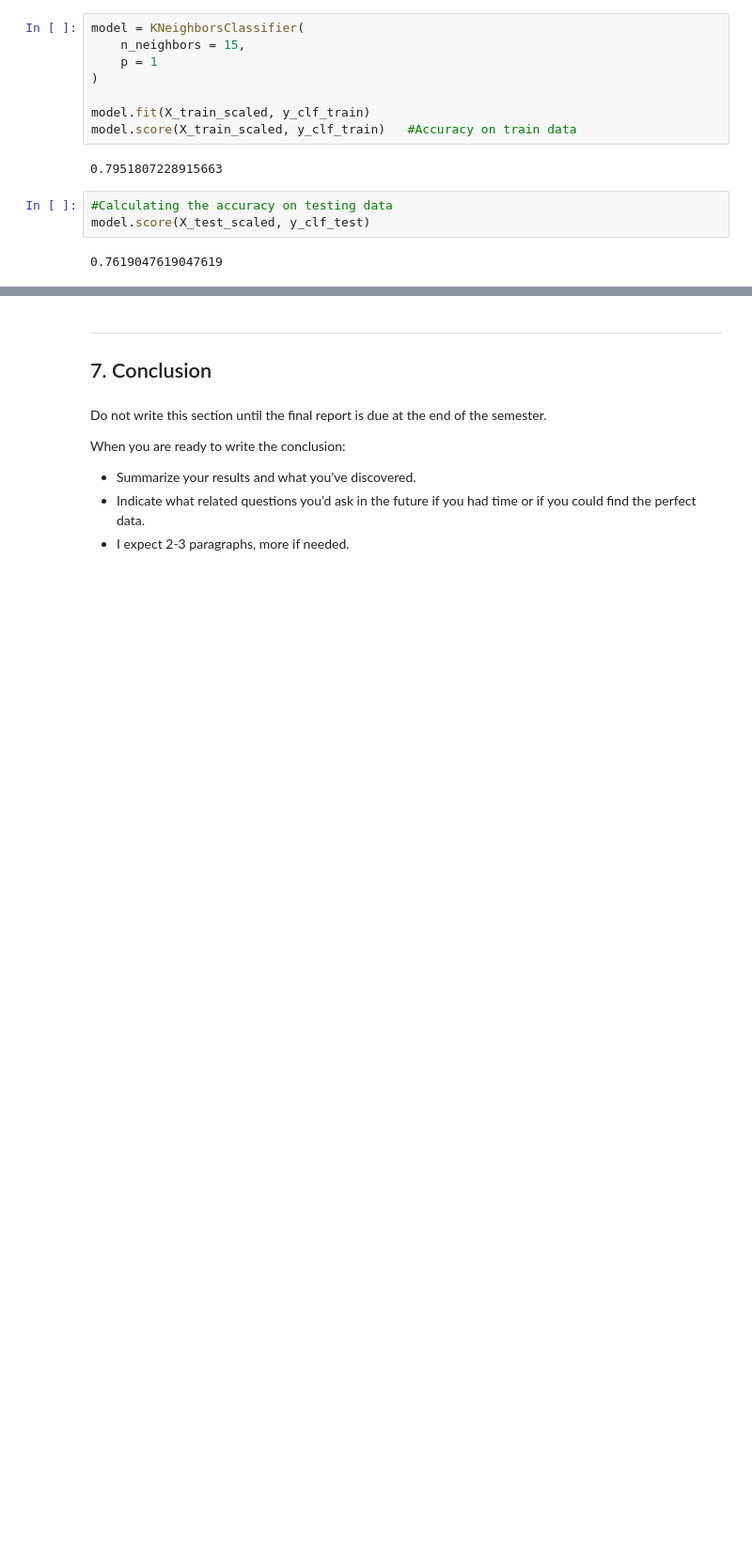
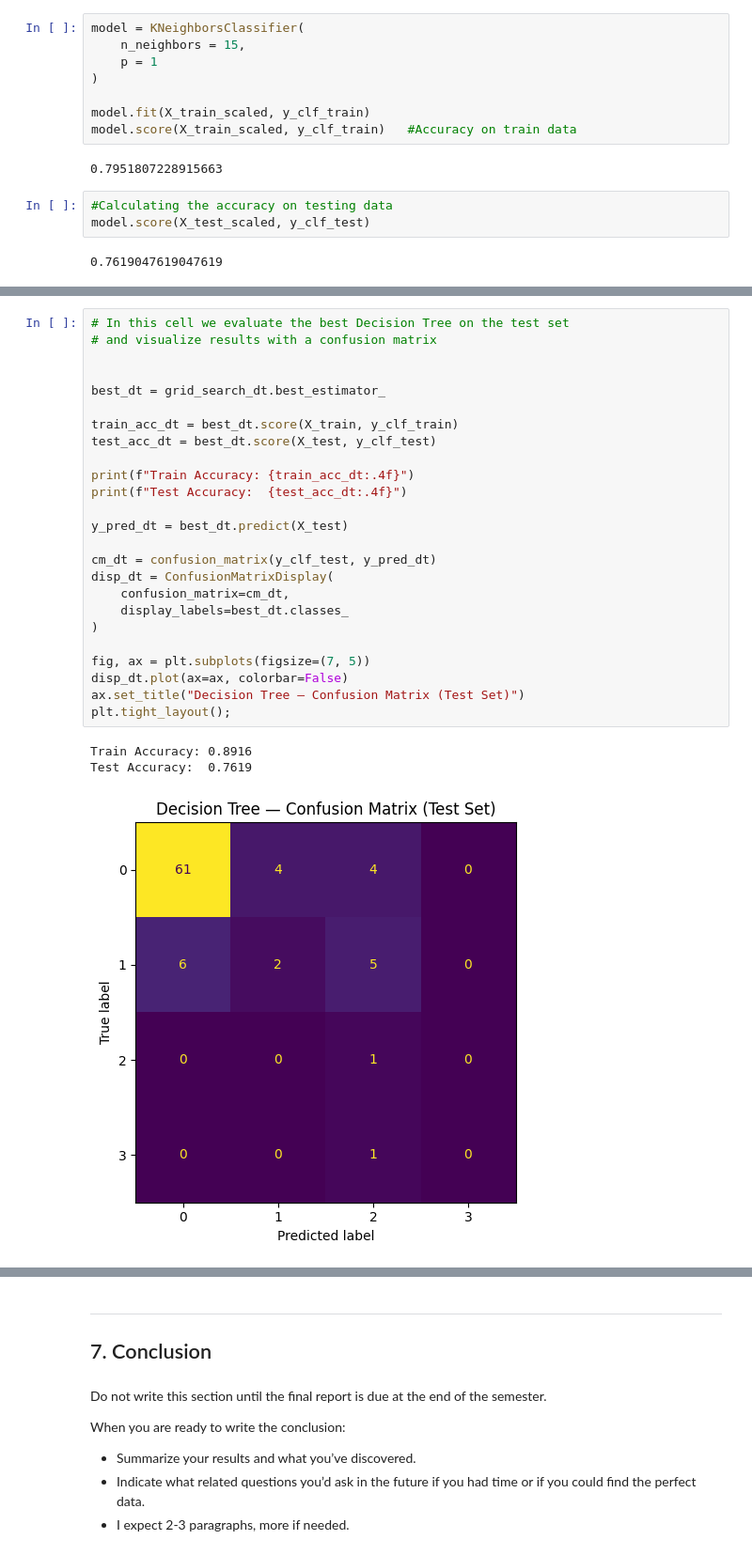
Before and after one commit to Carlos-PC05/FinalProjectCS-362, a Jupyter notebook: FinalReport_SP26_RV_PC_MASTERFILE.ipynb, the cells around one changed output, grey strips where cells are left out. Shown at 94% size. Cells and saved outputs as stored; diff of their text form; blank space fills up the shorter version.

Commit message:
Add sections 6.5, 6.6, and 6.7: Decision Tree and Random Forest classifiers with GridSearchCV, confusion matrices, and model comparison

```diff
--- a/FinalReport_SP26_RV_PC_MASTERFILE.ipynb
+++ b/FinalReport_SP26_RV_PC_MASTERFILE.ipynb
@@ -1313,0 +1349,29 @@ model.score(X_test_scaled, y_clf_test)
+# %%
+# In this cell we evaluate the best Decision Tree on the test set
+# and visualize results with a confusion matrix
+
+
+best_dt = grid_search_dt.best_estimator_
+
+train_acc_dt = best_dt.score(X_train, y_clf_train)
+test_acc_dt = best_dt.score(X_test, y_clf_test)
+
+print(f"Train Accuracy: {train_acc_dt:.4f}")
+print(f"Test Accuracy:  {test_acc_dt:.4f}")
+
+y_pred_dt = best_dt.predict(X_test)
+
+cm_dt = confusion_matrix(y_clf_test, y_pred_dt)
+disp_dt = ConfusionMatrixDisplay(
+    confusion_matrix=cm_dt,
+    display_labels=best_dt.classes_
+)
+
+fig, ax = plt.subplots(figsize=(7, 5))
+disp_dt.plot(ax=ax, colorbar=False)
+ax.set_title("Decision Tree — Confusion Matrix (Test Set)")
+plt.tight_layout();
+# %% [output]
+Train Accuracy: 0.8916
+Test Accuracy:  0.7619
+[figure, added]
```
Also changed, not shown: parts of 22 cells of this notebook.
